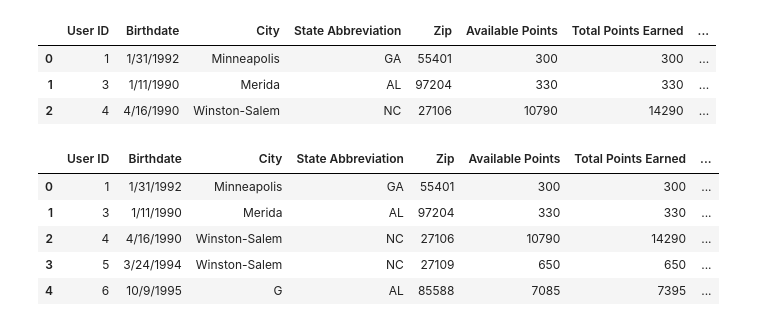
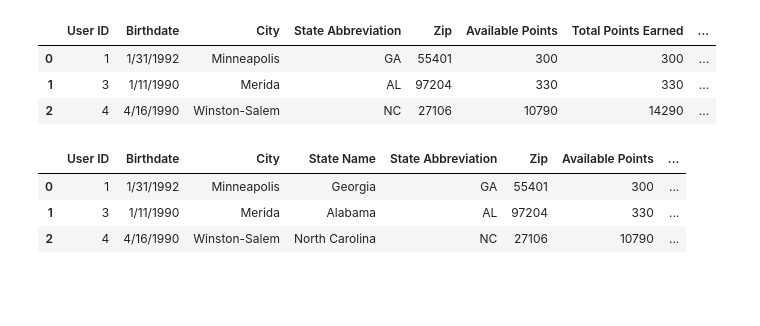
Before and after one commit to mohit716/Data_Wrangling, a Jupyter notebook: Data_Wrangling.ipynb, the cells around one changed output. Saved outputs shown, nothing was run; the diff lists cells and outputs as text; code cells hidden in the pictures; blank space fills up the shorter version.

```diff
--- a/Data_Wrangling.ipynb
+++ b/Data_Wrangling.ipynb
@@ -347,19 +354,20 @@ rewards_df_sample.head(3)
 | 0 | 1 | 1/31/1992 | Minneapolis | GA | 55401 | 300 | 300 | ... |
 | 1 | 3 | 1/11/1990 | Merida | AL | 97204 | 330 | 330 | ... |
 | 2 | 4 | 4/16/1990 | Winston-Salem | NC | 27106 | 10790 | 14290 | ... |
-# %%
-# 1. Drop the redundant 'State name_x' column
-rewards_df_sample.drop(columns=['State name_x'], inplace=True)
-
-# 2. Rename 'State name_y' to just 'State Name'
-rewards_df_sample.rename(columns={'State name_y': 'State Name'}, inplace=True)
-
-# 3. View the final clean result
-rewards_df_sample.head()
-# %% [output]
-|  | User ID | Birthdate | City | State Abbreviation | Zip | Available Points | Total Points Earned | ... |
-| 0 | 1 | 1/31/1992 | Minneapolis | GA | 55401 | 300 | 300 | ... |
-| 1 | 3 | 1/11/1990 | Merida | AL | 97204 | 330 | 330 | ... |
-| 2 | 4 | 4/16/1990 | Winston-Salem | NC | 27106 | 10790 | 14290 | ... |
-| 3 | 5 | 3/24/1994 | Winston-Salem | NC | 27109 | 650 | 650 | ... |
-| 4 | 6 | 10/9/1995 | G | AL | 85588 | 7085 | 7395 | ... |
+# %%
+# Move 'State Name' column to position after 'State Abbreviation' column
+
+# Step 1: Store the column data and remove it from its original position
+state_name_col = rewards_df_sample.pop('State name')
+
+# Step 2: Insert the column back into the DataFrame at the new position
+    # The first argument (3) specifies the new position for the column (zero-relative).
+    # The second argument ('State Name') specifies the new inserted column name.
+    # The third argument (col_a) is the data of the column.
+rewards_df_sample.insert(3, 'State Name', state_name_col)
+rewards_df_sample.head(3)
+# %% [output]
+|  | User ID | Birthdate | City | State Name | State Abbreviation | Zip | Available Points | ... |
+| 0 | 1 | 1/31/1992 | Minneapolis | Georgia | GA | 55401 | 300 | ... |
+| 1 | 3 | 1/11/1990 | Merida | Alabama | AL | 97204 | 330 | ... |
+| 2 | 4 | 4/16/1990 | Winston-Salem | North Carolina | NC | 27106 | 10790 | ... |
```
Also changed, not shown: parts of 11 cells of this notebook.
